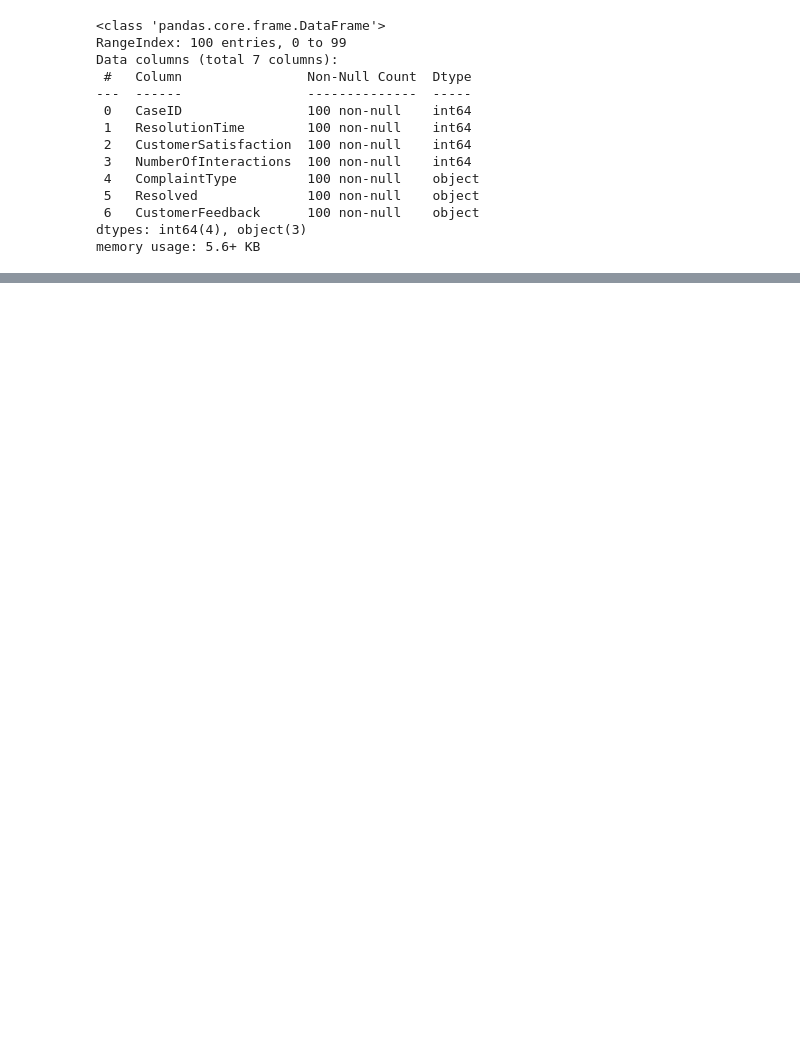
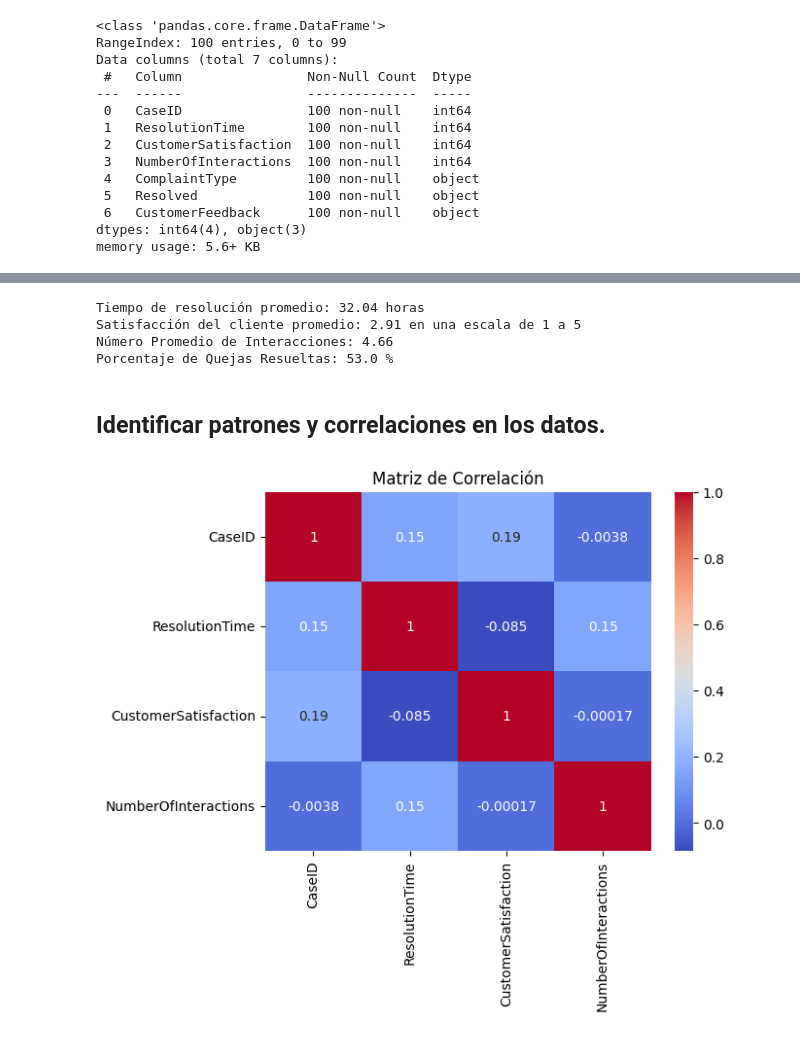
Before and after one commit to JuanVaquiro/folder-quest, a Jupyter notebook: Análisis_conjunto_de_datos.ipynb, the cells around one changed output, grey strips where cells are left out. Drawn from its saved outputs; the diff is of its cells as text; code cells hidden in the pictures; blank space fills up the shorter version.

```diff
--- a/Análisis_conjunto_de_datos.ipynb
+++ b/Análisis_conjunto_de_datos.ipynb
@@ -233,0 +254,32 @@ memory usage: 5.6+ KB
+# %%
+# Calcular KPIs
+
+avg_resolution_time = df_service["ResolutionTime"].mean()
+avg_customer_satisfaction = df_service["CustomerSatisfaction"].mean()
+avg_number_of_interactions = df_service["NumberOfInteractions"].mean()
+resolution_rate = (df_service["Resolved"] == "Yes").mean() * 100
+
+
+print(f"Tiempo de resolución promedio: {avg_resolution_time:.2f} horas")
+print(f"Satisfacción del cliente promedio: {avg_customer_satisfaction:.2f} en una escala de 1 a 5")
+print("Número Promedio de Interacciones:", avg_number_of_interactions)
+print("Porcentaje de Quejas Resueltas:", resolution_rate,"%")
+# %% [output]
+Tiempo de resolución promedio: 32.04 horas
+Satisfacción del cliente promedio: 2.91 en una escala de 1 a 5
+Número Promedio de Interacciones: 4.66
+Porcentaje de Quejas Resueltas: 53.0 %
+# %% [markdown]
+
+## Identificar patrones y correlaciones en los datos.
+# %%
+# Seleccionar solo las columnas numericas
+df_service_numerical = df_service.select_dtypes(include=['number'])
+
+# Calcular la correlación de los datos
+correlation_matrix = df_service_numerical.corr()
+sns.heatmap(correlation_matrix, annot=True, cmap="coolwarm")
+plt.title("Matriz de Correlación")
+plt.show()
+# %% [output]
+[figure, added]
```
Also changed, not shown: parts of 27 cells of this notebook.
